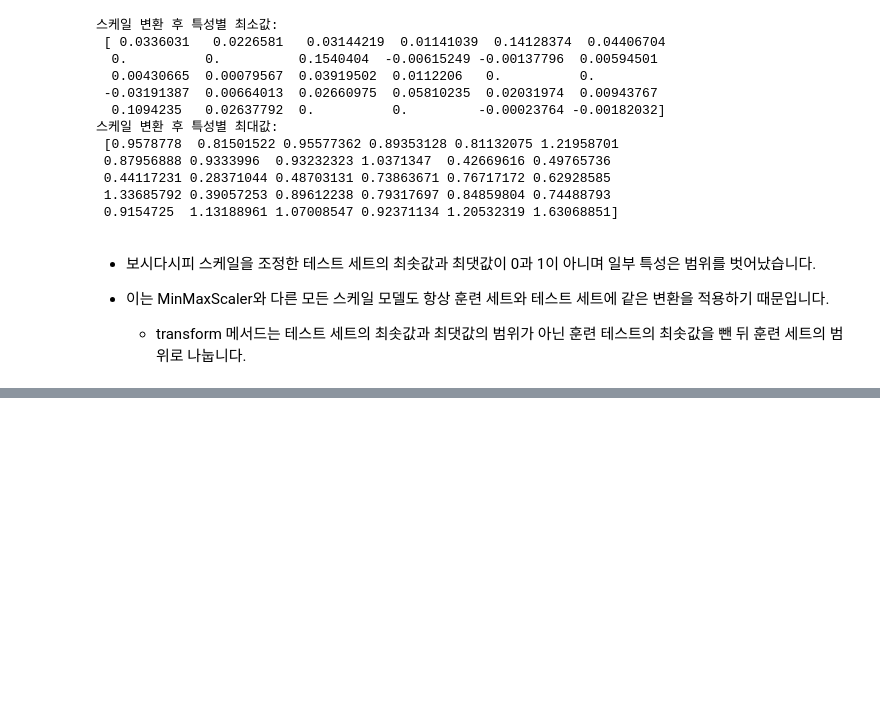
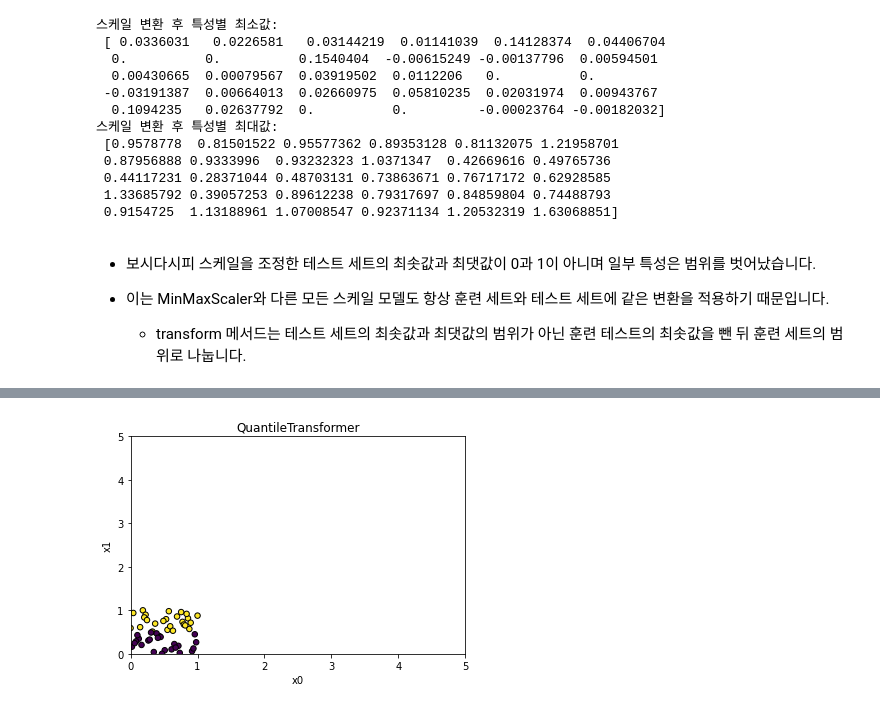
Before and after one commit to Myeonghan-Jeong/introduction-to-marchine-learning-with-python, a Jupyter notebook: chapter03. unsupervised learning and data preprocessing.ipynb, the cells around one changed output, grey strips where cells are left out. Drawn from its saved outputs; the diff is of its cells as text; code cells hidden in the pictures; blank space fills up the shorter version.

```diff
--- a/chapter03. unsupervised learning and data preprocessing.ipynb
+++ b/chapter03. unsupervised learning and data preprocessing.ipynb
@@ -154,0 +181,14 @@ print('스케일 변환 후 특성별 최대값:\n', X_test_scaled.max(axis=0))
+# %%
+# 이제 이 데이터셋에 QuantileTransformer를 적용해 스케일의 변화를 확인하겠습니다.
+scaler = QuantileTransformer()
+X_trans = scaler.fit_transform(X)
+
+plt.scatter(X_trans[:, 0], X_trans[:, 1], c=y, s=30, edgecolors='black')
+plt.xlim(0, 5)
+plt.xlabel('x0')
+plt.ylim(0, 5)
+plt.ylabel('x1')
+plt.title(type(scaler).__name__)
+plt.show()
+# %% [output]
+[figure, added]
```
Also changed, not shown: parts of 29 cells of this notebook.
